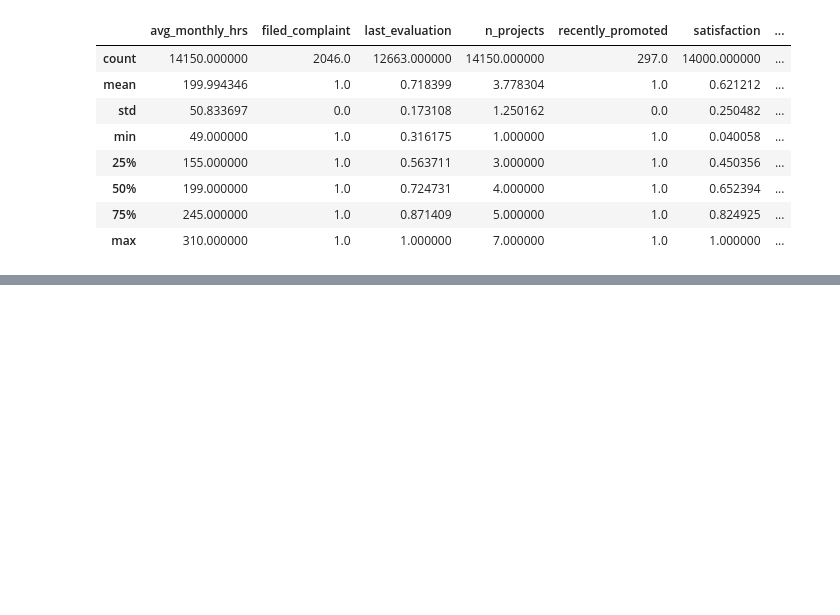
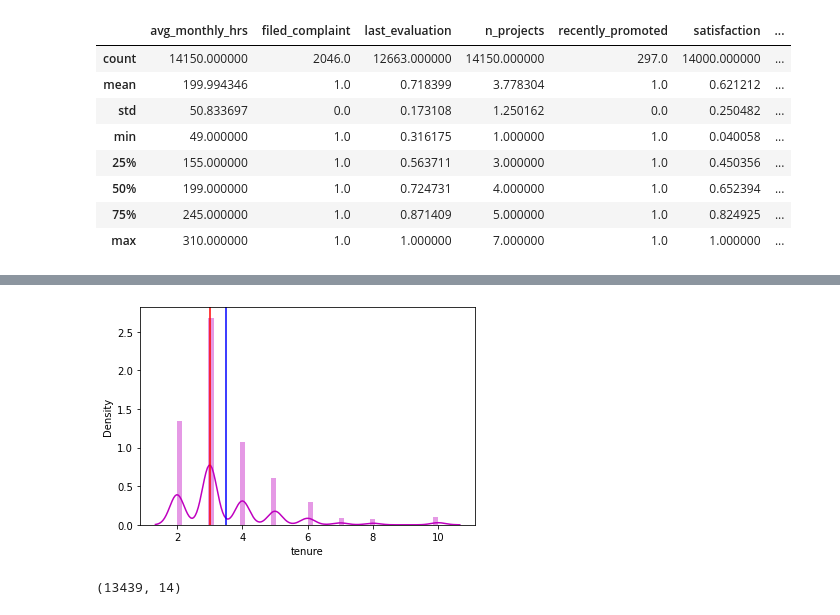
Before and after one commit to bhupeshmahara/INSAID-GCD-Capstone, a Jupyter notebook: 1005_GCD_Capstone_Project_Bhupesh.ipynb, the cells around one changed output, grey strips where cells are left out. Saved outputs shown, nothing was run; the diff lists cells and outputs as text; code cells hidden in the pictures; blank space fills up the shorter version.

```diff
--- a/1005_GCD_Capstone_Project_Bhupesh.ipynb
+++ b/1005_GCD_Capstone_Project_Bhupesh.ipynb
@@ -377,0 +492,22 @@ Name: avg_monthly_hrs, dtype: float64
+# %%
+# Is my data normally distributed for tenure column ?
+
+sns.distplot(df_final.tenure, color='m')
+plt.axvline(df_final.tenure.mean(), color='b')
+plt.axvline(df_final.tenure.median(), color='r')
+plt.show()
+# %% [output]
+[figure, added]
+# %%
+# filling the missing values in "last_evaluation" by mean.
+df_final.last_evaluation.fillna(df_final.last_evaluation.mean(), inplace=True)
+
+# filling the missing values in "satisfaction" by mean.
+df_final.satisfaction.fillna(df_final.satisfaction.mean(), inplace=True)
+
+# filling the missing values in "tenure" by median.
+df_final.tenure.fillna(df_final.tenure.median(), inplace=True)
+
+df_final.shape
+# %% [output]
+(13439, 14)
```
Also changed, not shown: parts of 39 cells of this notebook.
